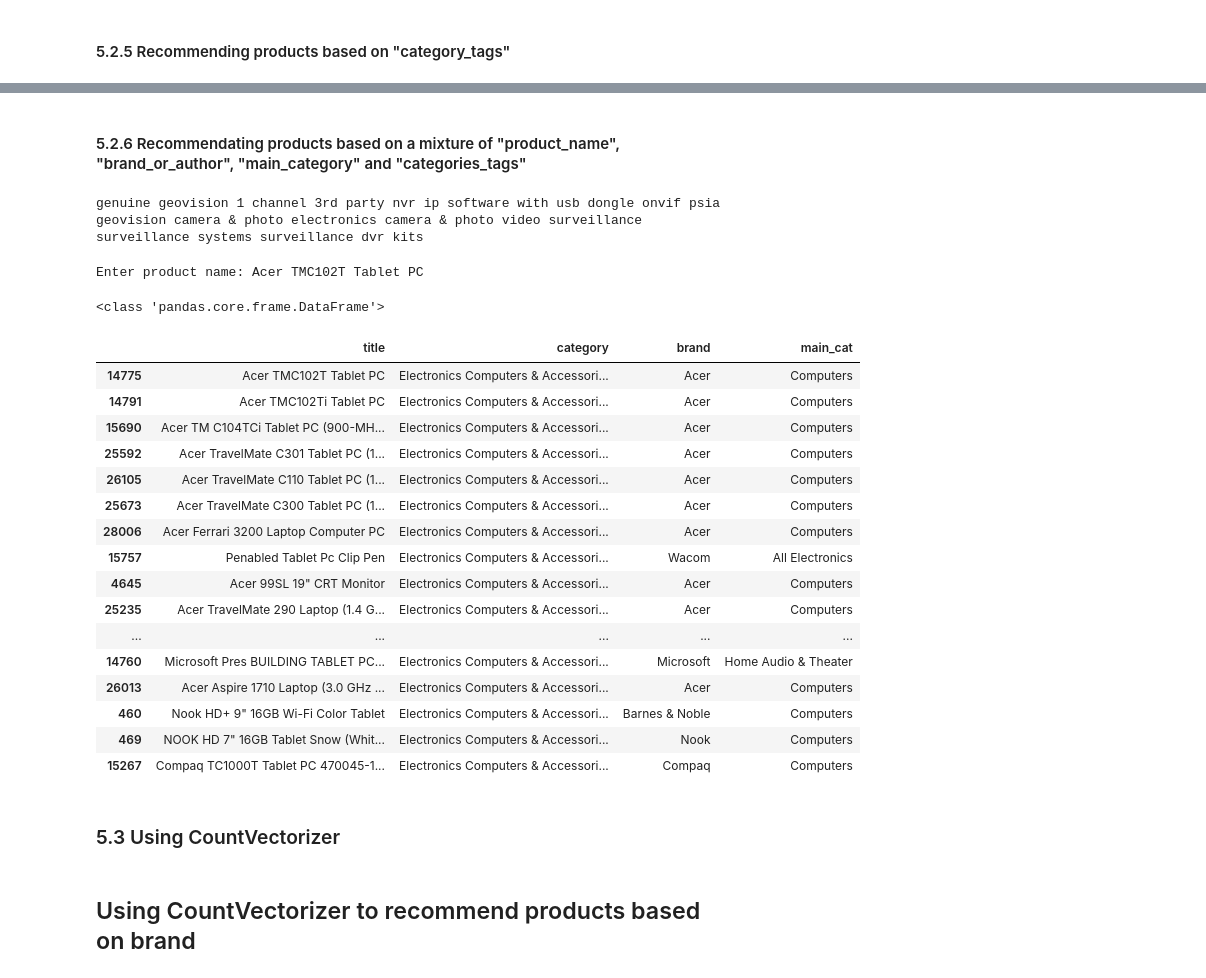
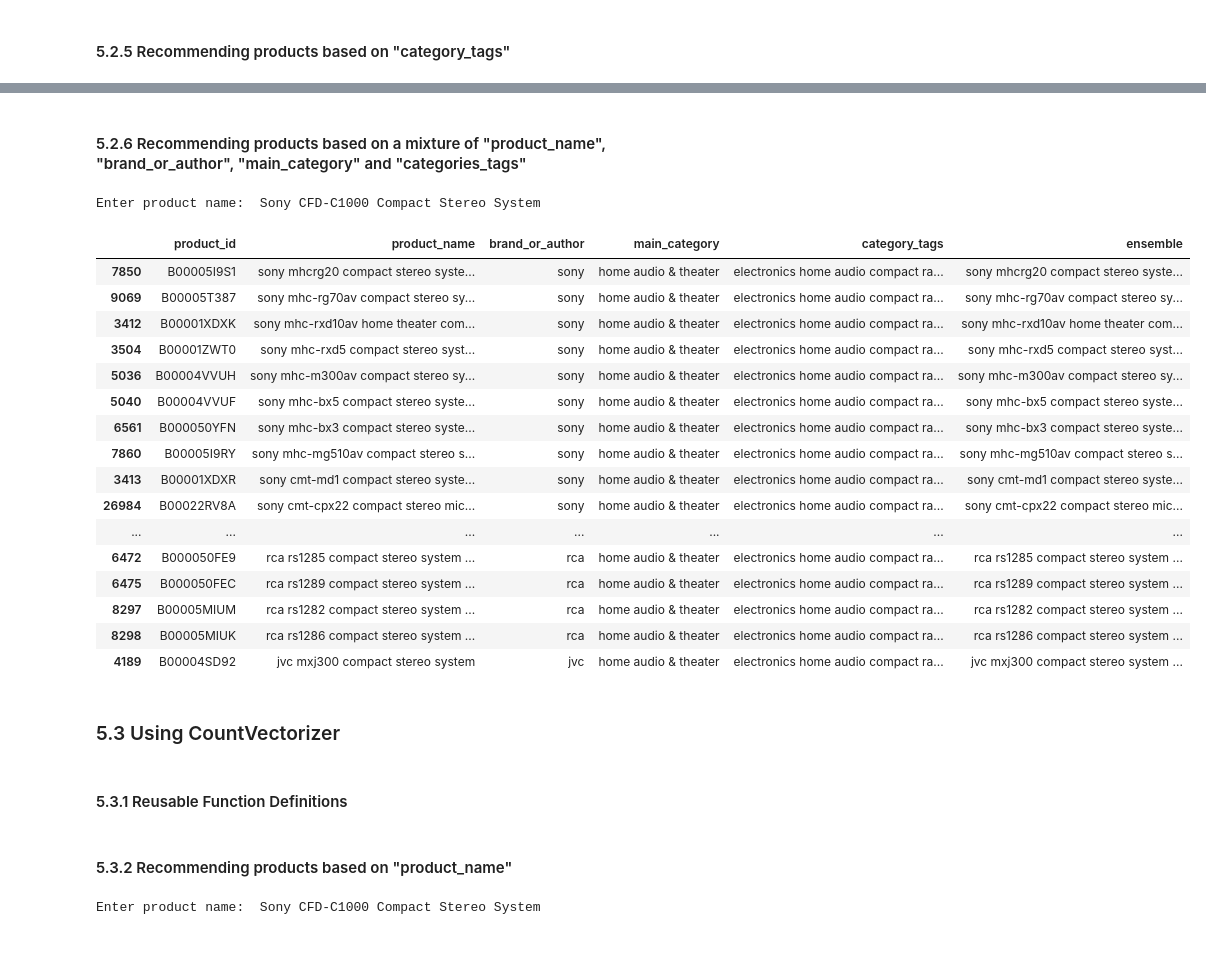
Before and after one commit to boonsuen/product-recommender-system, a Jupyter notebook: Oh Boon Suen/Content-Based Filtering Recommender System - Oh Boon Suen.ipynb, the cells around one changed output, grey strips where cells are left out. Cells and saved outputs as stored; diff of their text form; code cells hidden in the pictures; blank space fills up the shorter version.

Commit message:
Refinement for content-based

```diff
--- a/Oh Boon Suen/Content-Based Filtering Recommender System - Oh Boon Suen.ipynb
+++ b/Oh Boon Suen/Content-Based Filtering Recommender System - Oh Boon Suen.ipynb
@@ -345,5 +353,16 @@ def get_recommendations(product_name, n, cosine_sim):
     product_indices = [i[0] for i in sim_scores]
     # Return the top N most similar products
     return products.iloc[product_indices]
+
+# Function that get product name input from user
+def getProductNameInput():
+    name_input = input('Enter product name: ').lower()
+
+    all_names = [products['product_name'][i] for i in range(len(products['product_name']))]
+
+    if name_input not in all_names:
+        print("Product not found, please enter again!")
+
+    return name_input
 # %% [markdown]
 #### 5.2.2 Recommending products based on "product_name"
@@ -443,44 +491,33 @@ get_recommendations(name_input, 20, cosine_sim_category_tags)
 # %% [markdown]
-#### 5.2.6 Recommendating products based on a mixture of "product_name", "brand_or_author", "main_category" and "categories_tags"
+#### 5.2.6 Recommending products based on a mixture of "product_name", "brand_or_author", "main_category" and "categories_tags"
-# %%
-# Creating datasoup made of the selected 4 columns
-products['ensemble'] = products['product_name'] + ' ' + products['brand_or_author'] + ' ' + products['main_category'] + ' ' + products['category_tags']
-
-# Printing record at index 0
-print(products['ensemble'].iloc[0])
-# %% [output]
-genuine geovision 1 channel 3rd party nvr ip software with usb dongle onvif psia geovision camera & photo electronics camera & photo video surveillance surveillance systems surveillance dvr kits
 # %%
 # Get the cosine similarity matrix for ensemble attribute
 cosine_sim_ensemble = compute_cosine_sim('ensemble')
 # %%
 # Getting the product name input from user
-name_input = input('Enter product name: ').lower()
+name_input = getProductNameInput()
 # %% [output]
-Enter product name: Acer TMC102T Tablet PC
+Enter product name:  Sony CFD-C1000 Compact Stereo System
 # %%
 # Top 20 most similar products
-get_recommendations(name_input, 20, cosine_sim_category_tags)
+get_recommendations(name_input, 20, cosine_sim_ensemble)
 # %% [output]
-<class 'pandas.core.frame.DataFrame'>
-|  | title | category | brand | main_cat |
-| 14775 | Acer TMC102T Tablet PC | Electronics Computers & Accessori... | Acer | Computers |
-| 14791 | Acer TMC102Ti Tablet PC | Electronics Computers & Accessori... | Acer | Computers |
-| 15690 | Acer TM C104TCi Tablet PC (900-MH... | Electronics Computers & Accessori... | Acer | Computers |
-| 25592 | Acer TravelMate C301 Tablet PC (1... | Electronics Computers & Accessori... | Acer | Computers |
-| 26105 | Acer TravelMate C110 Tablet PC (1... | Electronics Computers & Accessori... | Acer | Computers |
-| 25673 | Acer TravelMate C300 Tablet PC (1... | Electronics Computers & Accessori... | Acer | Computers |
-| 28006 | Acer Ferrari 3200 Laptop Computer PC | Electronics Computers & Accessori... | Acer | Computers |
-| 15757 | Penabled Tablet Pc Clip Pen | Electronics Computers & Accessori... | Wacom | All Electronics |
-| 4645 | Acer 99SL 19" CRT Monitor | Electronics Computers & Accessori... | Acer | Computers |
-| 25235 | Acer TravelMate 290 Laptop (1.4 G... | Electronics Computers & Accessori... | Acer | Computers |
-| ... | ... | ... | ... | ... |
-| 14760 | Microsoft Pres BUILDING TABLET PC... | Electronics Computers & Accessori... | Microsoft | Home Audio & Theater |
-| 26013 | Acer Aspire 1710 Laptop (3.0 GHz ... | Electronics Computers & Accessori... | Acer | Computers |
-| 460 | Nook HD+ 9" 16GB Wi-Fi Color Tablet | Electronics Computers & Accessori... | Barnes & Noble | Computers |
-| 469 | NOOK HD 7" 16GB Tablet Snow (Whit... | Electronics Computers & Accessori... | Nook | Computers |
-| 15267 | Compaq TC1000T Tablet PC 470045-1... | Electronics Computers & Accessori... | Compaq | Computers |
+|  | product_id | product_name | brand_or_author | main_category | category_tags | ensemble |
+| 7850 | B00005I9S1 | sony mhcrg20 compact stereo syste... | sony | home audio & theater | electronics home audio compact ra... | sony mhcrg20 compact stereo syste... |
+| 9069 | B00005T387 | sony mhc-rg70av compact stereo sy... | sony | home audio & theater | electronics home audio compact ra... | sony mhc-rg70av compact stereo sy... |
+| 3412 | B00001XDXK | sony mhc-rxd10av home theater com... | sony | home audio & theater | electronics home audio compact ra... | sony mhc-rxd10av home theater com... |
+| 3504 | B00001ZWT0 | sony mhc-rxd5 compact stereo syst... | sony | home audio & theater | electronics home audio compact ra... | sony mhc-rxd5 compact stereo syst... |
+| 5036 | B00004VVUH | sony mhc-m300av compact stereo sy... | sony | home audio & theater | electronics home audio compact ra... | sony mhc-m300av compact stereo sy... |
+| 5040 | B00004VVUF | sony mhc-bx5 compact stereo syste... | sony | home audio & theater | electronics home audio compact ra... | sony mhc-bx5 compact stereo syste... |
+| 6561 | B000050YFN | sony mhc-bx3 compact stereo syste... | sony | home audio & theater | electronics home audio compact ra... | sony mhc-bx3 compact stereo syste... |
+| 7860 | B00005I9RY | sony mhc-mg510av compact stereo s... | sony | home audio & theater | electronics home audio compact ra... | sony mhc-mg510av compact stereo s... |
+| 3413 | B00001XDXR | sony cmt-md1 compact stereo syste... | sony | home audio & theater | electronics home audio compact ra... | sony cmt-md1 compact stereo syste... |
+| 26984 | B00022RV8A | sony cmt-cpx22 compact stereo mic... | sony | home audio & theater | electronics home audio compact ra... | sony cmt-cpx22 compact stereo mic... |
+| ... | ... | ... | ... | ... | ... | ... |
+| 6472 | B000050FE9 | rca rs1285 compact stereo system ... | rca | home audio & theater | electronics home audio compact ra... | rca rs1285 compact stereo system ... |
+| 6475 | B000050FEC | rca rs1289 compact stereo system ... | rca | home audio & theater | electronics home audio compact ra... | rca rs1289 compact stereo system ... |
+| 8297 | B00005MIUM | rca rs1282 compact stereo system ... | rca | home audio & theater | electronics home audio compact ra... | rca rs1282 compact stereo system ... |
+| 8298 | B00005MIUK | rca rs1286 compact stereo system ... | rca | home audio & theater | electronics home audio compact ra... | rca rs1286 compact stereo system ... |
+| 4189 | B00004SD92 | jvc mxj300 compact stereo system | jvc | home audio & theater | electronics home audio compact ra... | jvc mxj300 compact stereo system ... |
 # %% [markdown]
 ### 5.3 Using CountVectorizer
-# %% [markdown]
-## Using CountVectorizer to recommend products based on brand
@@ -489,0 +524,2 @@ products_brand_cv.head()
+# %% [markdown]
+#### 5.3.1 Reusable Function Definitions
@@ -489,0 +587,2 @@ products_brand_cv.head()
+# %% [markdown]
+#### 5.3.2 Recommending products based on "product_name"
@@ -489,0 +594,5 @@ products_brand_cv.head()
+# %%
+# Getting the product name input from user
+name_input = getProductNameInput()
+# %% [output]
+Enter product name:  Sony CFD-C1000 Compact Stereo System
```
Also changed, not shown: parts of 47 cells of this notebook, 1 other file.
